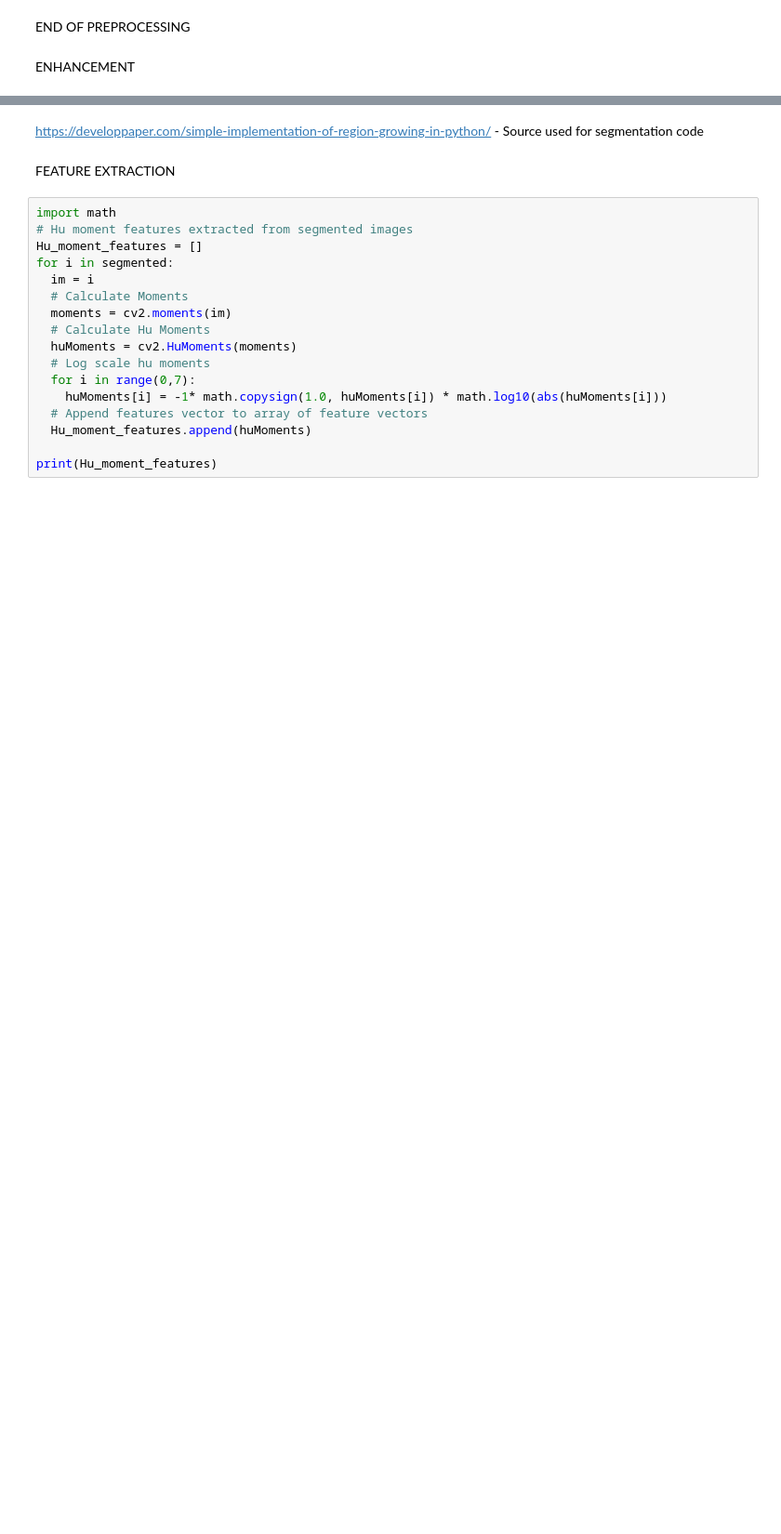
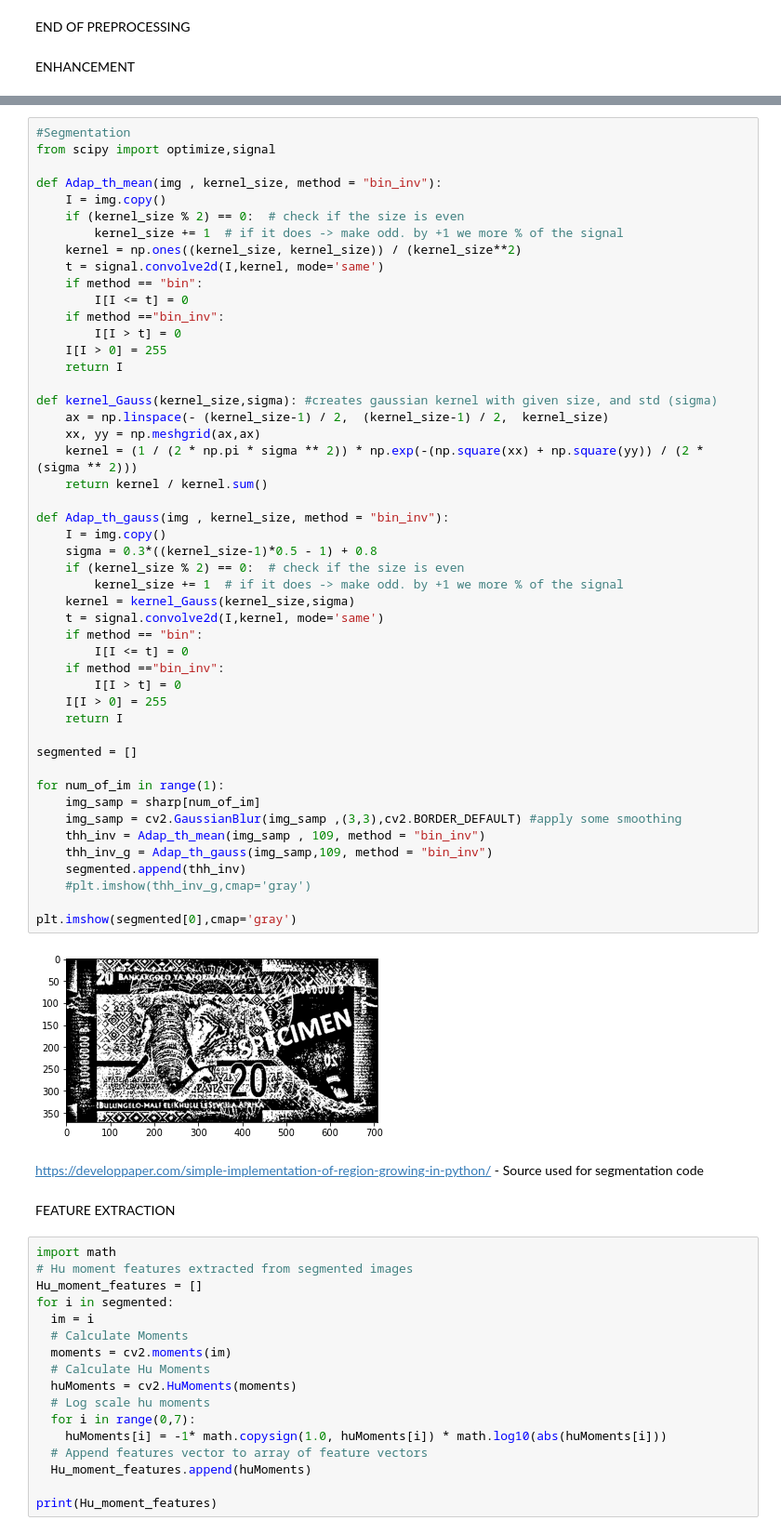
Before and after one commit to Frodo-Swaggins/COMP702PROJECT, a Jupyter notebook: comp703project.ipynb, the cells around one changed output, grey strips where cells are left out. Shown at 93% size. Drawn from its saved outputs; the diff is of its cells as text; blank space fills up the shorter version.

```diff
--- a/comp703project.ipynb
+++ b/comp703project.ipynb
@@ -173,3 +121,53 @@ def regionGrow(img,seeds,thresh,p = 1):
+# %%
+#Segmentation
+from scipy import optimize,signal
+
+def Adap_th_mean(img , kernel_size, method = "bin_inv"):
+    I = img.copy()
+    if (kernel_size % 2) == 0:  # check if the size is even
+        kernel_size += 1  # if it does -> make odd. by +1 we more % of the signal
+    kernel = np.ones((kernel_size, kernel_size)) / (kernel_size**2)
+    t = signal.convolve2d(I,kernel, mode='same')
+    if method == "bin":
+        I[I <= t] = 0
+    if method =="bin_inv":
+        I[I > t] = 0
+    I[I > 0] = 255
+    return I
+
+def kernel_Gauss(kernel_size,sigma): #creates gaussian kernel with given size, and std (sigma)
+    ax = np.linspace(- (kernel_size-1) / 2,  (kernel_size-1) / 2,  kernel_size)
+    xx, yy = np.meshgrid(ax,ax)
+    kernel = (1 / (2 * np.pi * sigma ** 2)) * np.exp(-(np.square(xx) + np.square(yy)) / (2 * (sigma ** 2)))
+    return kernel / kernel.sum()
+
+def Adap_th_gauss(img , kernel_size, method = "bin_inv"):
+    I = img.copy()
+    sigma = 0.3*((kernel_size-1)*0.5 - 1) + 0.8
+    if (kernel_size % 2) == 0:  # check if the size is even
+        kernel_size += 1  # if it does -> make odd. by +1 we more % of the signal
+    kernel = kernel_Gauss(kernel_size,sigma)
+    t = signal.convolve2d(I,kernel, mode='same')
+    if method == "bin":
+        I[I <= t] = 0
+    if method =="bin_inv":
+        I[I > t] = 0
+    I[I > 0] = 255
+    return I
+
+segmented = []
+
+for num_of_im in range(1):
+    img_samp = sharp[num_of_im]
+    img_samp = cv2.GaussianBlur(img_samp ,(3,3),cv2.BORDER_DEFAULT) #apply some smoothing
+    thh_inv = Adap_th_mean(img_samp , 109, method = "bin_inv")
+    thh_inv_g = Adap_th_gauss(img_samp,109, method = "bin_inv")
+    segmented.append(thh_inv)
+    #plt.imshow(thh_inv_g,cmap='gray')
+
+plt.imshow(segmented[0],cmap='gray')
+# %% [output]
+[figure, added]
 # %% [markdown]
 https://developpaper.com/simple-implementation-of-region-growing-in-python/ - Source used for segmentation code
 # %% [markdown]
```
Also changed, not shown: parts of 9 cells of this notebook.
